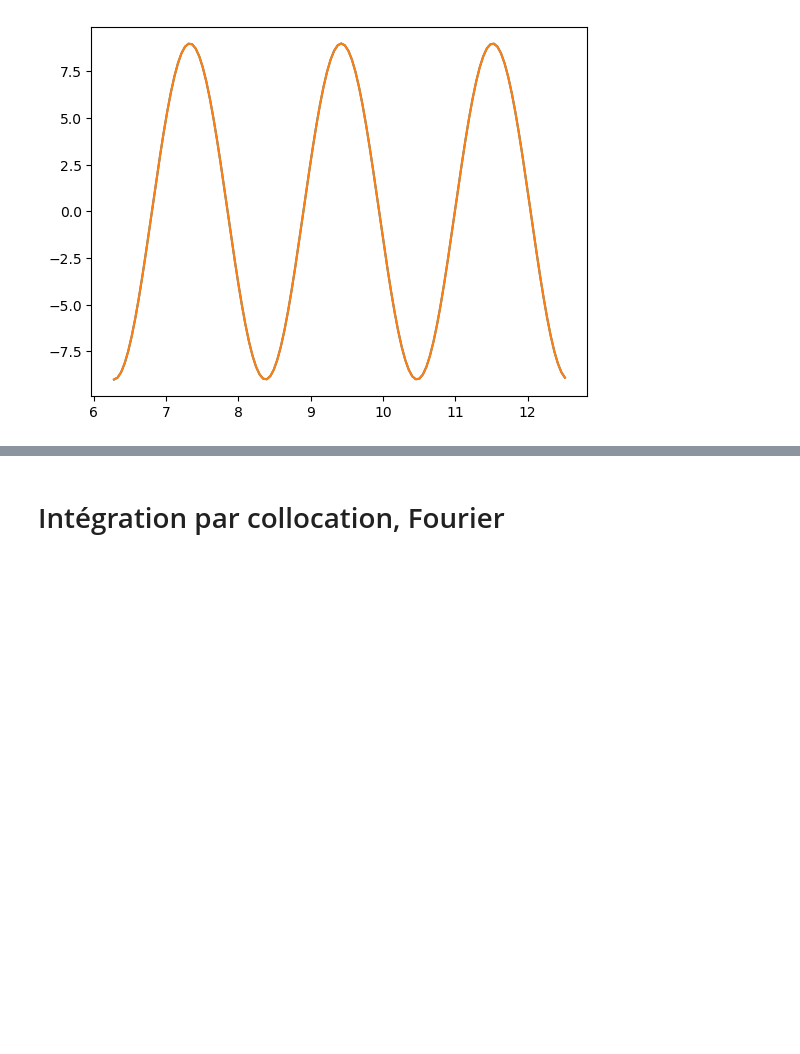
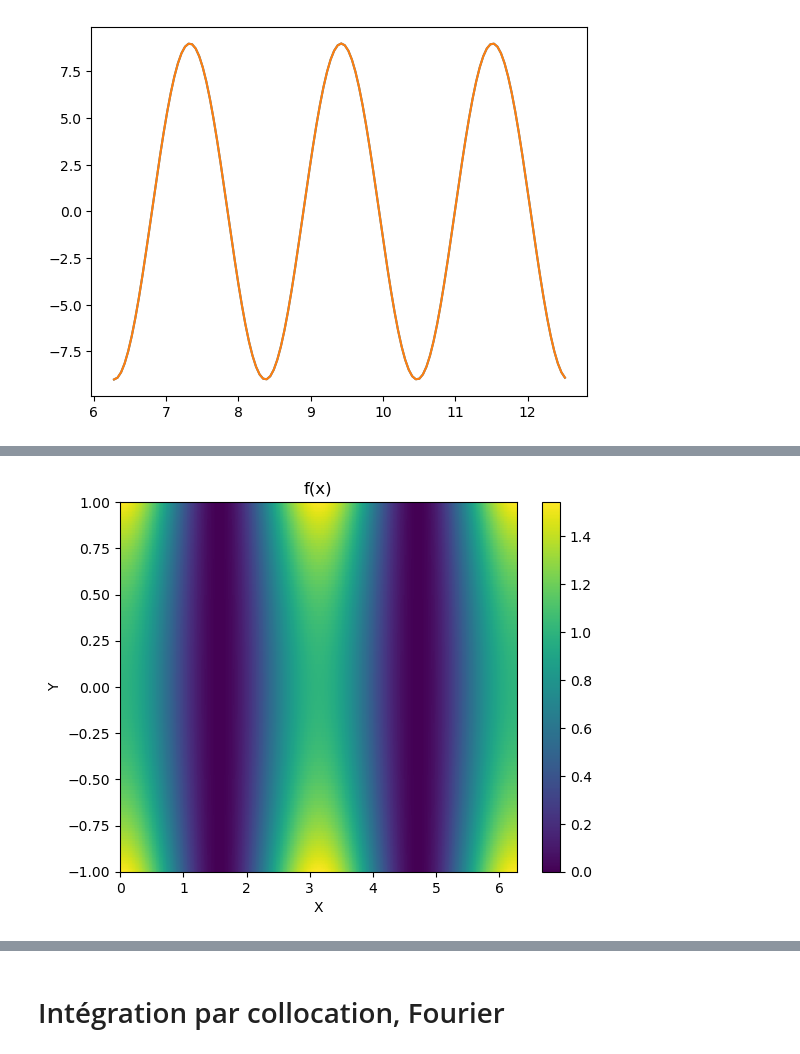
Before and after one commit to personne30003/pyTQG, a Jupyter notebook: Proto_notebooks/Operators_tests.ipynb, the cells around one changed output, grey strips where cells are left out. Saved outputs shown, nothing was run; the diff lists cells and outputs as text; code cells hidden in the pictures; blank space fills up the shorter version.

```diff
--- a/Proto_notebooks/Operators_tests.ipynb
+++ b/Proto_notebooks/Operators_tests.ipynb
@@ -1280,0 +971,79 @@ plt.plot(X, fpp_x, label = 'analytique')
+# %%
+
+Nx=512
+Ny=128
+y = collocation_points(Ny)
+x = np.linspace(0.0, 2.0*np.pi, Nx, endpoint =False)
+
+X, Y = np.meshgrid(x, y, indexing = 'ij')
+
+f_x = f(X, Y)
+
+print(f"Nx = {Nx}")
+print(f"Ny = {Ny}")
+print(f"shape = {X.shape}")
+
+D = Cheb_diff(Ny)
+D2 = D@D
+
+dy = lambda YY:YY@D.T
+d2y = lambda YY:YY@D2.T
+
+
+f = lambda xx, yy : (np.cos(xx)**2)*np.cosh(yy)
+fp_x = lambda xx, yy : -np.sin(2.0*xx)*np.cosh(yy)
+fpp_x = lambda xx, yy : -2.0*np.cos(2.0*xx)*np.cosh(yy)
+fp_y = lambda xx, yy : (np.cos(xx)**2)*np.sinh(yy)
+fpp_y = lambda xx, yy : (np.cos(xx)**2)*np.cosh(yy)
+
+
+"""
+f = lambda xx, yy: np.cos(X)
+fp_x = lambda xx, yy: -np.sin(X)
+fpp_x = lambda xx, yy: -np.cos(X)
+"""
+
+f_ana = f(X, Y)
+
+fp_x_ana = fp_x(X, Y)
+fpp_x_ana = fpp_x(X, Y)
+
+fp_y_ana = fp_y(X, Y)
+fpp_y_ana = fpp_y(X, Y)
+
+fp_x_num = Fourier_deriv(f_ana, axis = 'x', a = 0., b = 2.0*np.pi)
+fpp_x_num = Fourier_deriv(f_ana, axis = 'x', a = 0., b = 2.0*np.pi, order = 2)
+
+fp_y_num = dy(f_ana)
+fpp_y_num = d2y(f_ana)
+
+err_fp_x = np.abs(fp_x_num - fp_x_ana)
+err_fpp_x = np.abs(fpp_x_num - fpp_x_ana)
+
+err_fp_y = np.abs(fp_y_num - fp_y_ana)
+err_fpp_y = np.abs(fpp_y_num - fpp_y_ana)
+
+
+def plot_err(err_array, title='', lognorm = True):
+    fig  = plt.figure()
+    ax=plt.axes()
+    ax.set_title(title)
+    cf = ax.pcolormesh(X, Y, err_array, norm=colors.LogNorm(vmin=1.0e-15, vmax=err_array.max()) if lognorm else None)
+    ax.set_xlabel("X")
+    ax.set_ylabel("Y")
+    fig.colorbar(cf, ax=ax)
+
+
+plot_err(f_ana, title = 'f(x)', lognorm = False)
+plot_err(fp_x_ana, title = r'$\partial_x f(x, y)$ analytique', lognorm = False)
+plot_err(fp_x_num, title = r'$\partial_x f(x, y)$ numerique', lognorm = False)
+
+plot_err(fp_y_ana, title = r'$\partial_y f(x, y)$ analytique', lognorm = False)
+plot_err(fp_y_num, title = r'$\partial_y f(x, y)$ numerique', lognorm = False)
+
+
+plot_err(err_fp_x, title = r"Erreur $\partial_x f$")
+plot_err(err_fpp_x, title = r"Erreur $\partial_x^2 f$")
+plot_err(err_fp_y, title = r"Erreur $\partial_y f$")
+plot_err(err_fpp_y, title = r"Erreur $\partial_y^2 f$")
+# %% [output]
@@ -1280,0 +1053 @@ plt.plot(X, fpp_x, label = 'analytique')
+[figure, new version]
```
Also changed, not shown: parts of 21 cells of this notebook, 7 other files.
